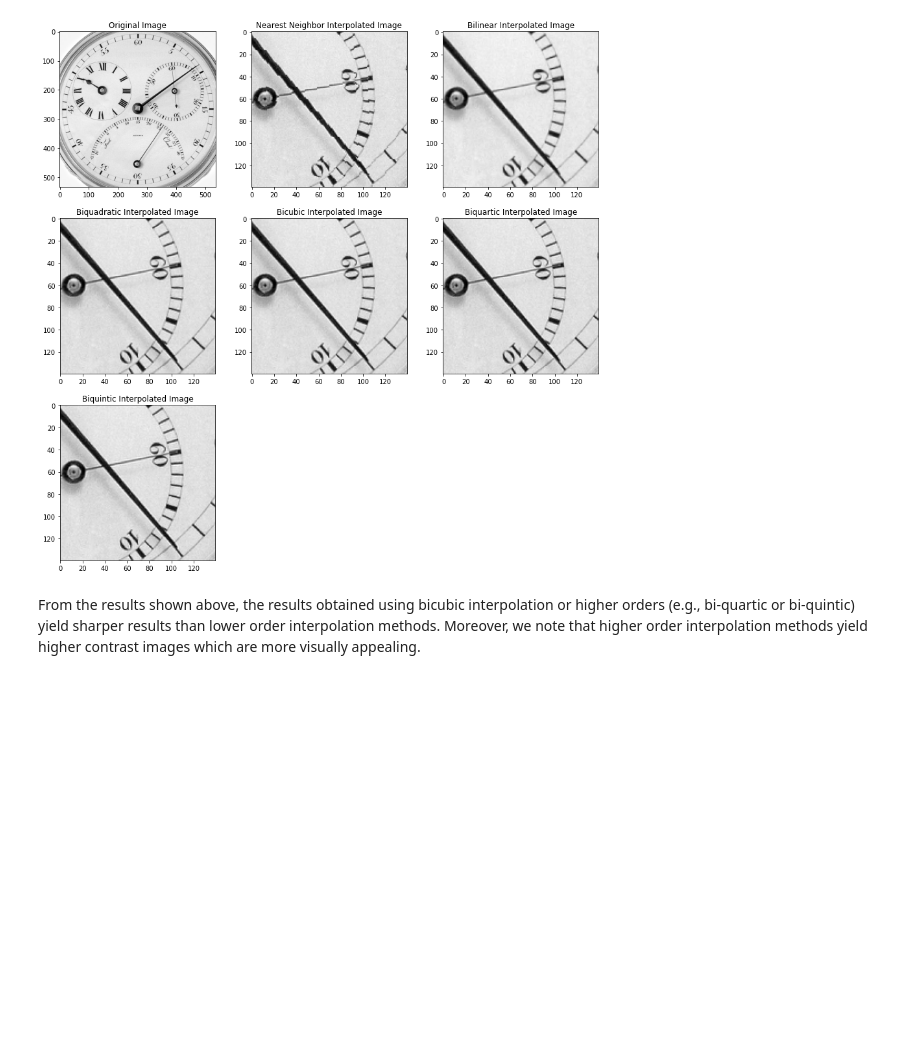
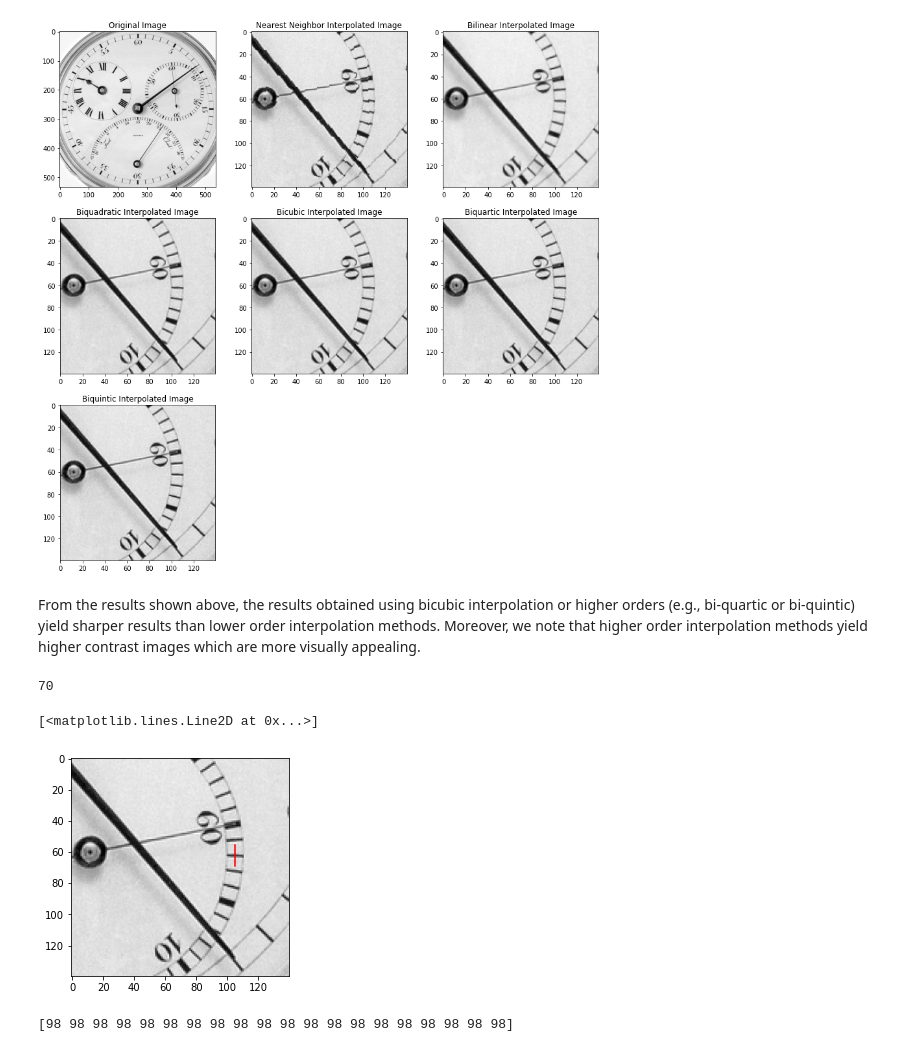
Before and after one commit to ecolon08/Digital-Image-Processing, a Jupyter notebook: Transformations/ec_dip_transformations_01.ipynb, the cells around one changed output. Saved outputs shown, nothing was run; the diff lists cells and outputs as text; code cells hidden in the pictures; blank space fills up the shorter version.

```diff
--- a/Transformations/ec_dip_transformations_01.ipynb
+++ b/Transformations/ec_dip_transformations_01.ipynb
@@ -437,40 +437,40 @@ ax_chro[1].imshow(img_chr_near_neig[350:490, 350:490], cmap='gray')
 ax_chro[1].set_title("Nearest Neighbor Interpolated Image");
 
 # apply transform using bilinear interpolation
-img_chr_near_bilin = rotate(img_chro, angle=-85. , order=1, reshape=True)
+img_chr_bilin = rotate(img_chro, angle=-85. , order=1, reshape=True)
 
 # display transformed image
-ax_chro[2].imshow(img_chr_near_bilin[350:490, 350:490], cmap='gray')
+ax_chro[2].imshow(img_chr_bilin[350:490, 350:490], cmap='gray')
 ax_chro[2].set_title("Bilinear Interpolated Image");
 
 # apply transform using biquadratic interpolation
-img_chr_near_biquad = rotate(img_chro, angle=-85. , order=2, reshape=True)
+img_chr_biquad = rotate(img_chro, angle=-85. , order=2, reshape=True)
 
 # display transformed image
-ax_chro[3].imshow(img_chr_near_biquad[350:490, 350:490], cmap='gray')
+ax_chro[3].imshow(img_chr_biquad[350:490, 350:490], cmap='gray')
 ax_chro[3].set_title("Biquadratic Interpolated Image");
 
 
 # apply transform using bicubic interpolation
-img_chr_near_bicubic = rotate(img_chro, angle=-85. , order=3, reshape=True)
+img_chr_bicubic = rotate(img_chro, angle=-85. , order=3, reshape=True)
 
 # display transformed image
-ax_chro[4].imshow(img_chr_near_bicubic[350:490, 350:490], cmap='gray')
+ax_chro[4].imshow(img_chr_bicubic[350:490, 350:490], cmap='gray')
 ax_chro[4].set_title("Bicubic Interpolated Image");
 
 # apply transform using bicubic interpolation
-img_chr_near_biquartic = rotate(img_chro, angle=-85. , order=4, reshape=True)
+img_chr_biquartic = rotate(img_chro, angle=-85. , order=4, reshape=True)
 
 # display transformed image
-ax_chro[5].imshow(img_chr_near_biquartic[350:490, 350:490], cmap='gray')
+ax_chro[5].imshow(img_chr_biquartic[350:490, 350:490], cmap='gray')
 ax_chro[5].set_title("Biquartic Interpolated Image");
 
 
 # apply transform using bicubic interpolation
-img_chr_near_biquintic = rotate(img_chro, angle=-85. , order=5, reshape=True)
+img_chr_biquintic = rotate(img_chro, angle=-85. , order=5, reshape=True)
 
 # display transformed image
-ax_chro[6].imshow(img_chr_near_biquintic[350:490, 350:490], cmap='gray')
+ax_chro[6].imshow(img_chr_biquintic[350:490, 350:490], cmap='gray')
 ax_chro[6].set_title("Biquintic Interpolated Image");
 
 fig_chro.delaxes(ax_chro[7])
@@ -481,3 +481,18 @@ fig_chro.delaxes(ax_chro[8])
 From the results shown above, the results obtained using bicubic interpolation or higher orders (e.g., bi-quartic or
 bi-quintic) yield sharper results than lower order interpolation methods. Moreover, we note that higher order
 interpolation methods yield higher contrast images which are more visually appealing.
+# %%
+print((490-350) // 2)
+# %% [output]
+70
+# %%
+plt.figure()
+plt.imshow(img_chr_bicubic[350:490, 350:490], cmap='gray')
+plt.plot(np.repeat([105], 15), np.arange(55,70),  'r')
+# %% [output]
+[<matplotlib.lines.Line2D at 0x...>]
+[figure, added]
+# %%
+print(np.repeat([98], 20))
+# %% [output]
+[98 98 98 98 98 98 98 98 98 98 98 98 98 98 98 98 98 98 98 98]
```
Also changed, not shown: parts of 1 cell of this notebook.
